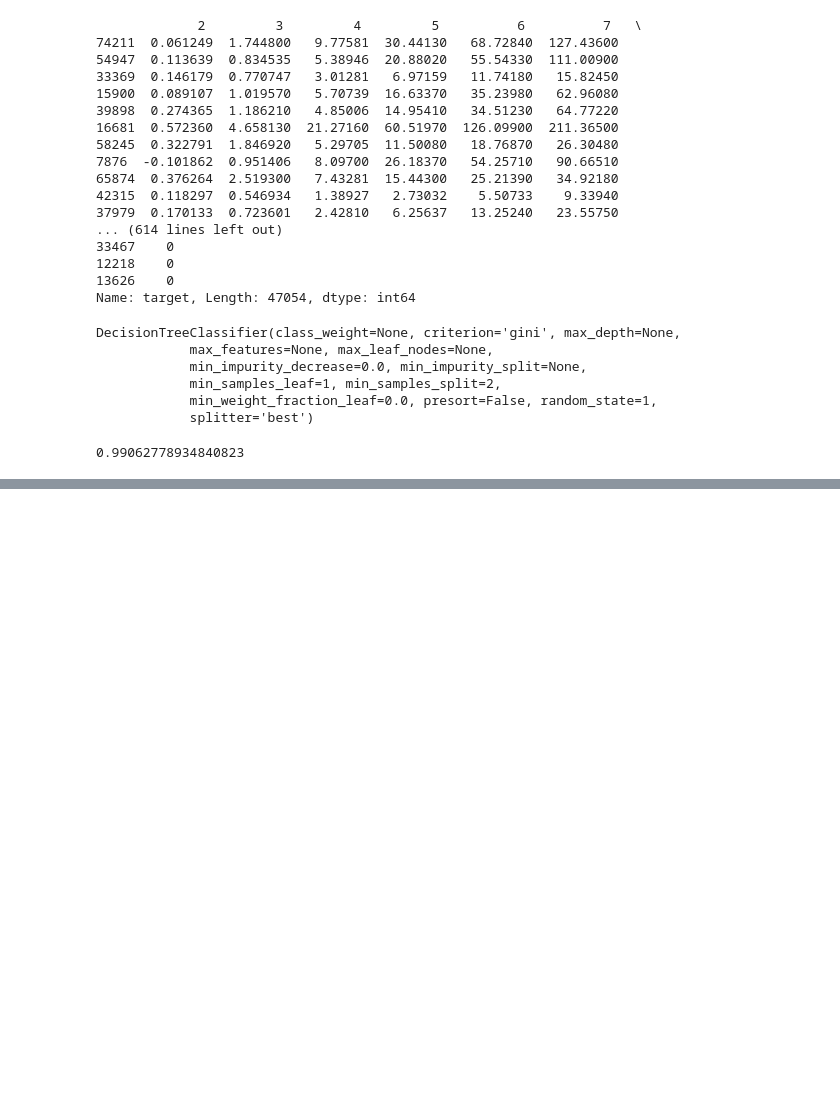
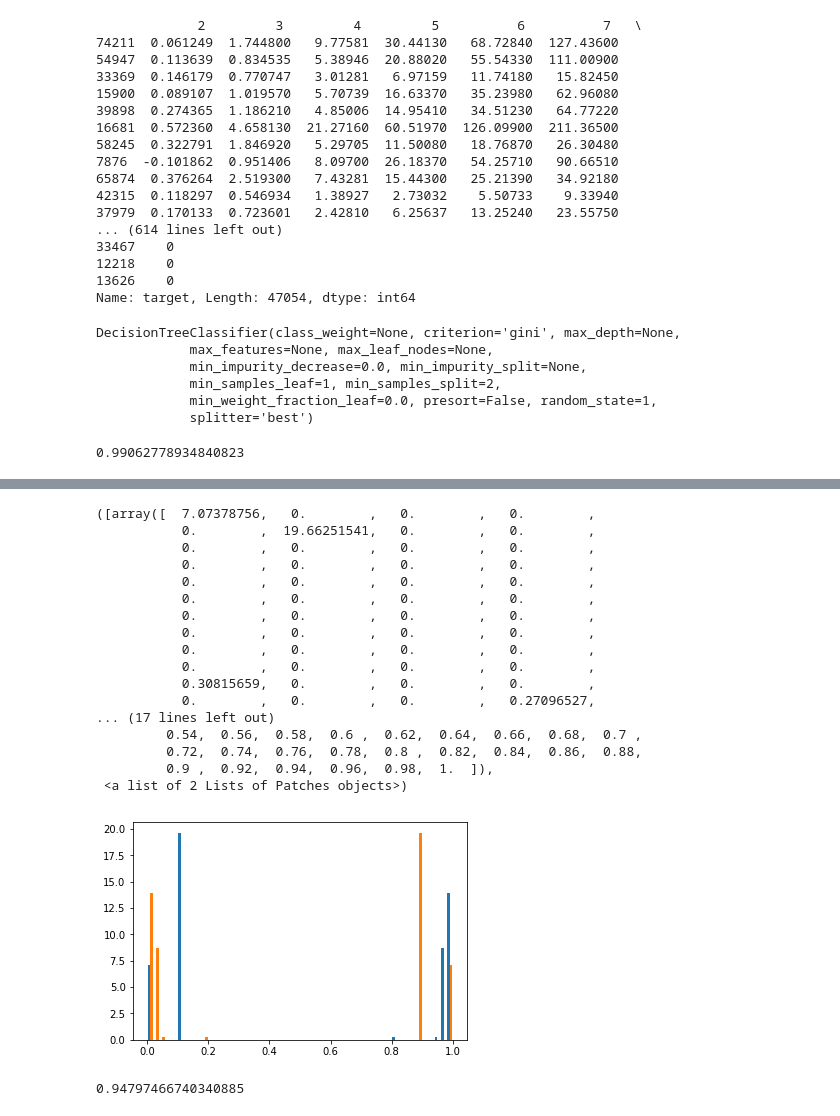
Before and after one commit to alisanozdrina/TMVA_for_DS50, a Jupyter notebook: NR_ER_data_frame.ipynb, the cells around one changed output, grey strips where cells are left out. Saved outputs shown, nothing was run; the diff lists cells and outputs as text; code cells hidden in the pictures; blank space fills up the shorter version.

```diff
--- a/NR_ER_data_frame.ipynb
+++ b/NR_ER_data_frame.ipynb
@@ -95,0 +124,30 @@ metrics.accuracy_score(test_labels, predictions)
+# %%
+clf1 = tree.DecisionTreeClassifier(max_depth=3)
+clf1.fit(train_data,train_labels)
+predicted_probabilities = clf1.predict_proba(test_data[:])
+# %%
+plt.hist(predicted_probabilities,bins=50, normed = True)
+# %% [output]
+([array([  7.07378756,   0.        ,   0.        ,   0.        ,
+           0.        ,  19.66251541,   0.        ,   0.        ,
+           0.        ,   0.        ,   0.        ,   0.        ,
+           0.        ,   0.        ,   0.        ,   0.        ,
+           0.        ,   0.        ,   0.        ,   0.        ,
+           0.        ,   0.        ,   0.        ,   0.        ,
+           0.        ,   0.        ,   0.        ,   0.        ,
+           0.        ,   0.        ,   0.        ,   0.        ,
+           0.        ,   0.        ,   0.        ,   0.        ,
+           0.        ,   0.        ,   0.        ,   0.        ,
+           0.30815659,   0.        ,   0.        ,   0.        ,
+           0.        ,   0.        ,   0.        ,   0.27096527,
+... (17 lines left out)
+         0.54,  0.56,  0.58,  0.6 ,  0.62,  0.64,  0.66,  0.68,  0.7 ,
+         0.72,  0.74,  0.76,  0.78,  0.8 ,  0.82,  0.84,  0.86,  0.88,
+         0.9 ,  0.92,  0.94,  0.96,  0.98,  1.  ]),
+ <a list of 2 Lists of Patches objects>)
+[figure, added]
+# %%
+predictions1 = clf1.predict(test_data)
+metrics.accuracy_score(test_labels, predictions1)
+# %% [output]
+0.94797466740340885
```
Also changed, not shown: parts of 31 cells of this notebook.
